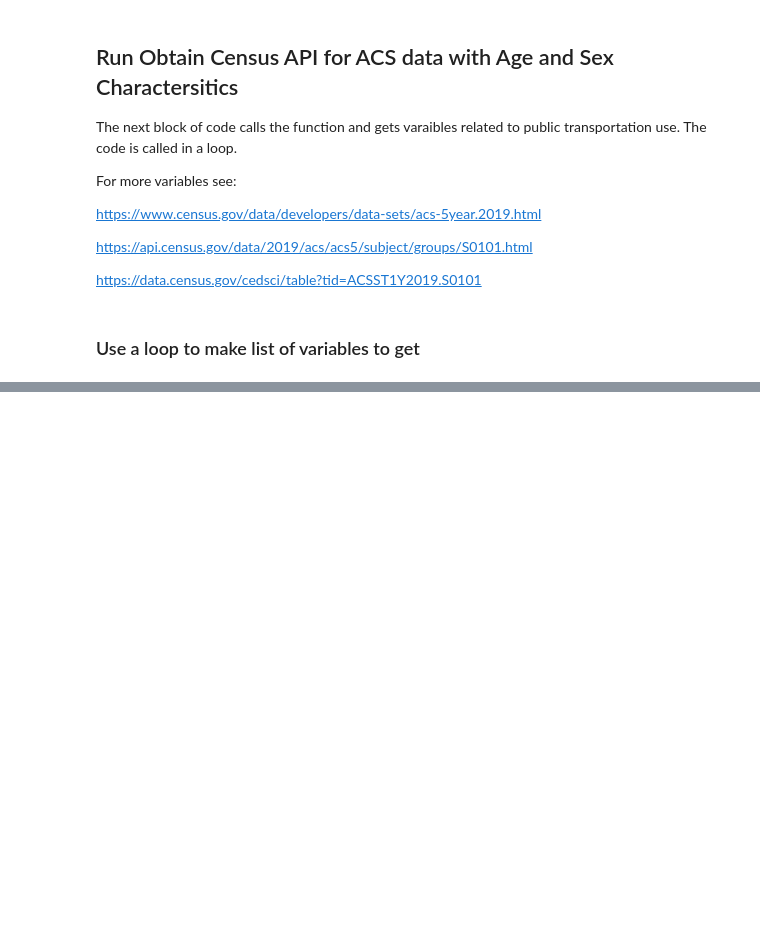
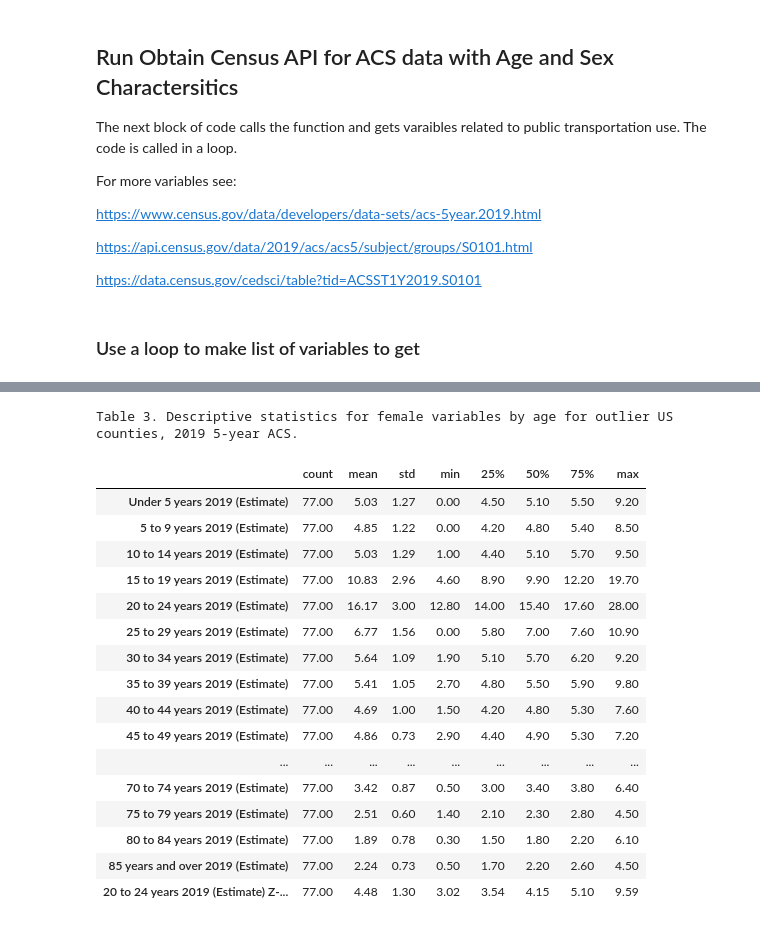
Before and after one commit to npr99/PlanningMethods, a Jupyter notebook: PLAN604_ACS_Population_Pyramids.ipynb, the cells around one changed output, grey strips where cells are left out. Drawn from its saved outputs; the diff is of its cells as text; code cells hidden in the pictures; blank space fills up the shorter version.

```diff
--- a/PLAN604_ACS_Population_Pyramids.ipynb
+++ b/PLAN604_ACS_Population_Pyramids.ipynb
@@ -208,0 +195,20 @@ merge_df.loc[(merge_df['Workers 16 years and over 2012 (Estimate)'] > 4000) &
+# %%
+def find_zscore_outliers(df,variable_to_check):
+  mean = df[variable_to_check].mean()
+  standard_deviation = df[variable_to_check].std()
+  df[variable_to_check+' Z-score'] = (df[variable_to_check] - mean)/standard_deviation
+  # Create a new variable to identify outliers
+  df['Z-score Outlier '+variable_to_check] = 0
+  df.loc[abs(df[variable_to_check+' Z-score']) > 3,
+              'Z-score Outlier '+variable_to_check] = 1
+
+  # Return Outliers
+  outliers_df = df.loc[df['Z-score Outlier '+variable_to_check] == 1]
+
+  # Sort Values
+  outliers_df = outliers_df.sort_values(by = [variable_to_check],  ascending=False)
+
+  return outliers_df
+# %%
+outliers = find_zscore_outliers(acs_df['2019 Percent Female'],'20 to 24 years 2019 (Estimate)')
+outliers.head()
@@ -208,0 +222,21 @@ merge_df.loc[(merge_df['Workers 16 years and over 2012 (Estimate)'] > 4000) &
+# %%
+descriptive_stats_table(outliers, "Table 3. Descriptive statistics for female variables by age for outlier US counties, 2019 5-year ACS.")
+# %% [output]
+Table 3. Descriptive statistics for female variables by age for outlier US counties, 2019 5-year ACS.
+|  | count | mean | std | min | 25% | 50% | 75% | max |
+| Under 5 years 2019 (Estimate) | 77.00 | 5.03 | 1.27 | 0.00 | 4.50 | 5.10 | 5.50 | 9.20 |
+| 5 to 9 years 2019 (Estimate) | 77.00 | 4.85 | 1.22 | 0.00 | 4.20 | 4.80 | 5.40 | 8.50 |
+| 10 to 14 years 2019 (Estimate) | 77.00 | 5.03 | 1.29 | 1.00 | 4.40 | 5.10 | 5.70 | 9.50 |
+| 15 to 19 years 2019 (Estimate) | 77.00 | 10.83 | 2.96 | 4.60 | 8.90 | 9.90 | 12.20 | 19.70 |
+| 20 to 24 years 2019 (Estimate) | 77.00 | 16.17 | 3.00 | 12.80 | 14.00 | 15.40 | 17.60 | 28.00 |
+| 25 to 29 years 2019 (Estimate) | 77.00 | 6.77 | 1.56 | 0.00 | 5.80 | 7.00 | 7.60 | 10.90 |
+| 30 to 34 years 2019 (Estimate) | 77.00 | 5.64 | 1.09 | 1.90 | 5.10 | 5.70 | 6.20 | 9.20 |
+| 35 to 39 years 2019 (Estimate) | 77.00 | 5.41 | 1.05 | 2.70 | 4.80 | 5.50 | 5.90 | 9.80 |
+| 40 to 44 years 2019 (Estimate) | 77.00 | 4.69 | 1.00 | 1.50 | 4.20 | 4.80 | 5.30 | 7.60 |
+| 45 to 49 years 2019 (Estimate) | 77.00 | 4.86 | 0.73 | 2.90 | 4.40 | 4.90 | 5.30 | 7.20 |
+| ... | ... | ... | ... | ... | ... | ... | ... | ... |
+| 70 to 74 years 2019 (Estimate) | 77.00 | 3.42 | 0.87 | 0.50 | 3.00 | 3.40 | 3.80 | 6.40 |
+| 75 to 79 years 2019 (Estimate) | 77.00 | 2.51 | 0.60 | 1.40 | 2.10 | 2.30 | 2.80 | 4.50 |
+| 80 to 84 years 2019 (Estimate) | 77.00 | 1.89 | 0.78 | 0.30 | 1.50 | 1.80 | 2.20 | 6.10 |
+| 85 years and over 2019 (Estimate) | 77.00 | 2.24 | 0.73 | 0.50 | 1.70 | 2.20 | 2.60 | 4.50 |
+| 20 to 24 years 2019 (Estimate) Z-... | 77.00 | 4.48 | 1.30 | 3.02 | 3.54 | 4.15 | 5.10 | 9.59 |
```
Also changed, not shown: parts of 26 cells of this notebook.
